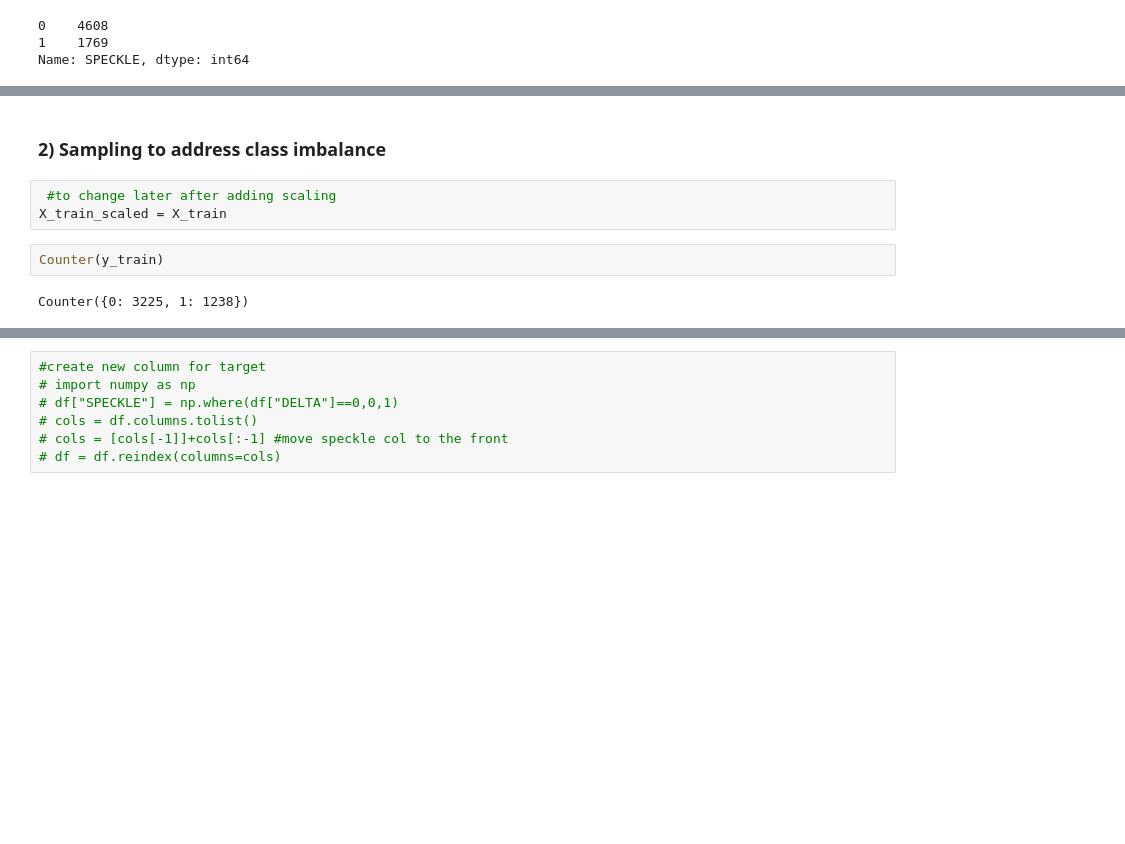
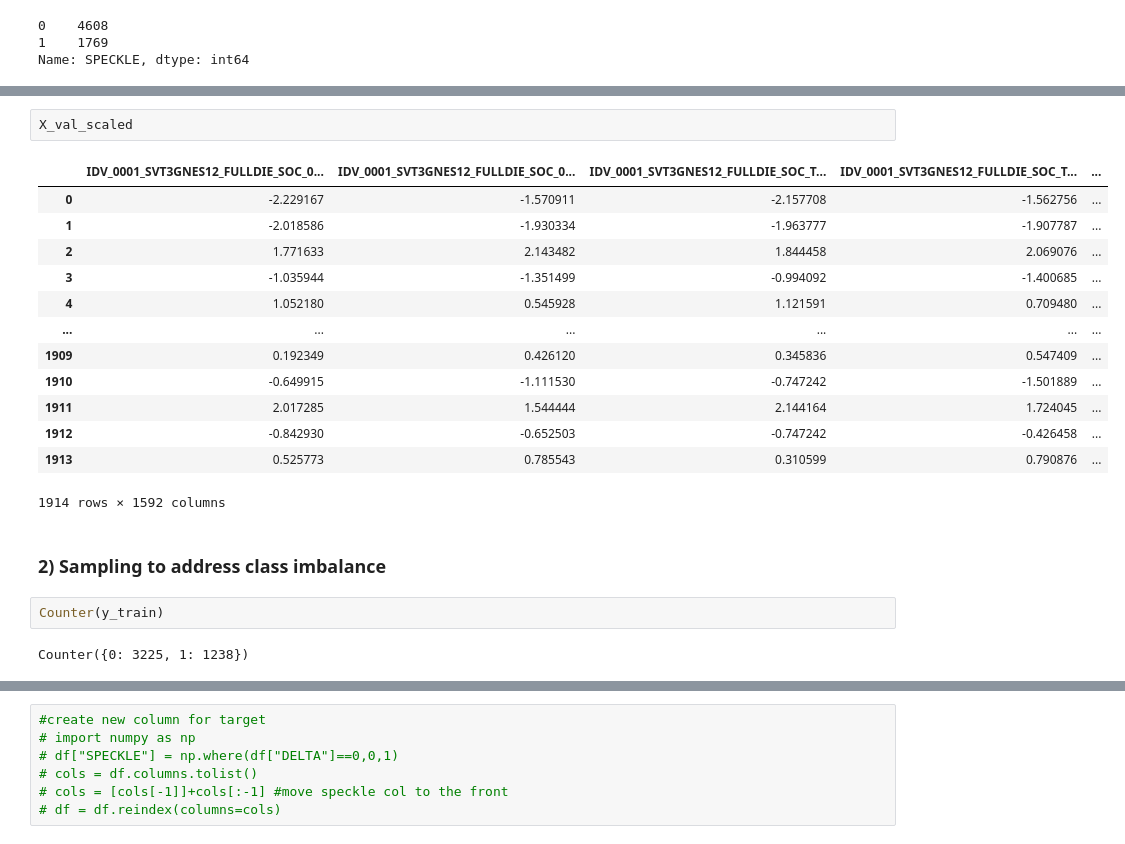
Before and after one commit to NicoleNL/ML-Speckle, a Jupyter notebook: ML Speckle.ipynb, the cells around one changed output, grey strips where cells are left out. Cells and saved outputs as stored; diff of their text form; blank space fills up the shorter version.

```diff
--- a/ML Speckle.ipynb
+++ b/ML Speckle.ipynb
@@ -552,12 +562,25 @@ Distribution of y_val: Counter({0: 2000, 1: 500})
+# %%
+X_val_scaled
+# %% [output]
+|  | IDV_0001_SVT3GNES12_FULLDIE_SOC_0... | IDV_0001_SVT3GNES12_FULLDIE_SOC_0... | IDV_0001_SVT3GNES12_FULLDIE_SOC_T... | IDV_0001_SVT3GNES12_FULLDIE_SOC_T... | ... |
+| 0 | -2.229167 | -1.570911 | -2.157708 | -1.562756 | ... |
+| 1 | -2.018586 | -1.930334 | -1.963777 | -1.907787 | ... |
+| 2 | 1.771633 | 2.143482 | 1.844458 | 2.069076 | ... |
+| 3 | -1.035944 | -1.351499 | -0.994092 | -1.400685 | ... |
+| 4 | 1.052180 | 0.545928 | 1.121591 | 0.709480 | ... |
+| ... | ... | ... | ... | ... | ... |
+| 1909 | 0.192349 | 0.426120 | 0.345836 | 0.547409 | ... |
+| 1910 | -0.649915 | -1.111530 | -0.747242 | -1.501889 | ... |
+| 1911 | 2.017285 | 1.544444 | 2.144164 | 1.724045 | ... |
+| 1912 | -0.842930 | -0.652503 | -0.747242 | -0.426458 | ... |
+| 1913 | 0.525773 | 0.785543 | 0.310599 | 0.790876 | ... |
+1914 rows × 1592 columns
 # %% [markdown]
 ### 2) Sampling to address class imbalance
-# %%
- #to change later after adding scaling
-X_train_scaled = X_train
-# %%
-Counter(y_train)
-# %% [output]
-Counter({0: 3225, 1: 1238})
+# %%
+Counter(y_train)
+# %% [output]
+Counter({0: 3225, 1: 1238})
 # %%
 from imblearn.over_sampling import SMOTE
 from imblearn.over_sampling import BorderlineSMOTE
```
Also changed, not shown: parts of 44 cells of this notebook.
